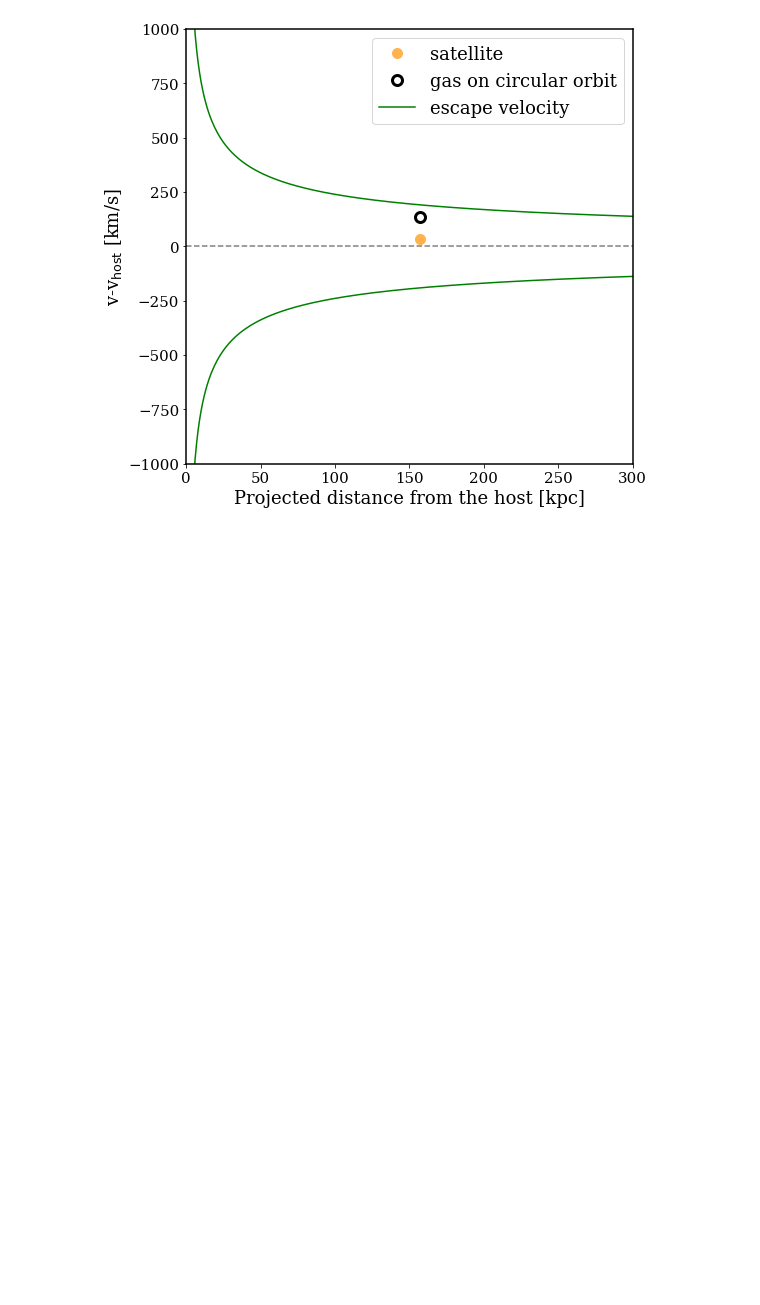
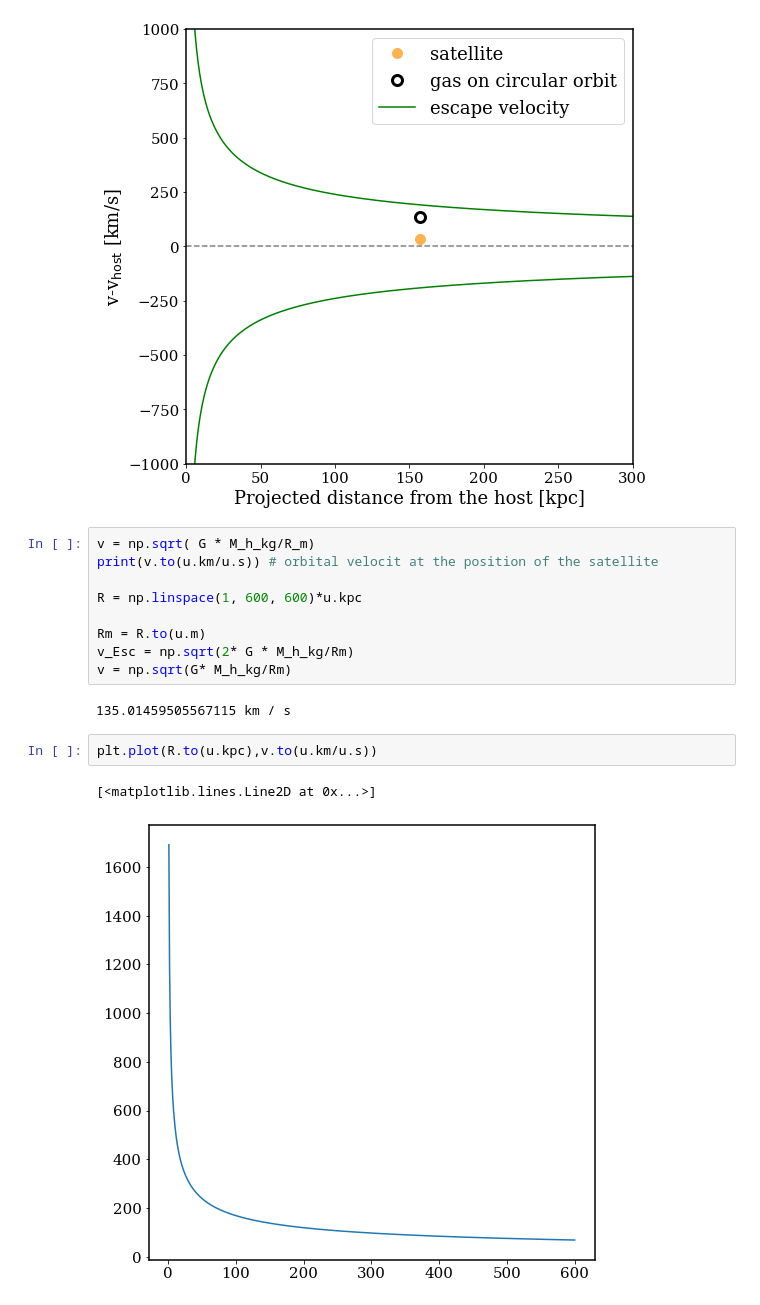
Before and after one commit to ahamanowicz/COS-SAGA, a Jupyter notebook: notebooks/85748 letter.ipynb, the cells around one changed output. Cells and saved outputs as stored; diff of their text form; blank space fills up the shorter version.

```diff
--- a/notebooks/85748 letter.ipynb
+++ b/notebooks/85748 letter.ipynb
@@ -706,3 +682,19 @@ plt.legend()
 # %% [output]
 <matplotlib.legend.Legend at 0x...>
 [figure]
+# %%
+v = np.sqrt( G * M_h_kg/R_m)
+print(v.to(u.km/u.s)) # orbital velocit at the position of the satellite
+
+R = np.linspace(1, 600, 600)*u.kpc
+
+Rm = R.to(u.m)
+v_Esc = np.sqrt(2* G * M_h_kg/Rm)
+v = np.sqrt(G* M_h_kg/Rm)
+# %% [output]
+135.01459505567115 km / s
+# %%
+plt.plot(R.to(u.kpc),v.to(u.km/u.s))
+# %% [output]
+[<matplotlib.lines.Line2D at 0x...>]
+[figure, added]
```
Also changed, not shown: parts of 4 cells of this notebook, 3 other files.
